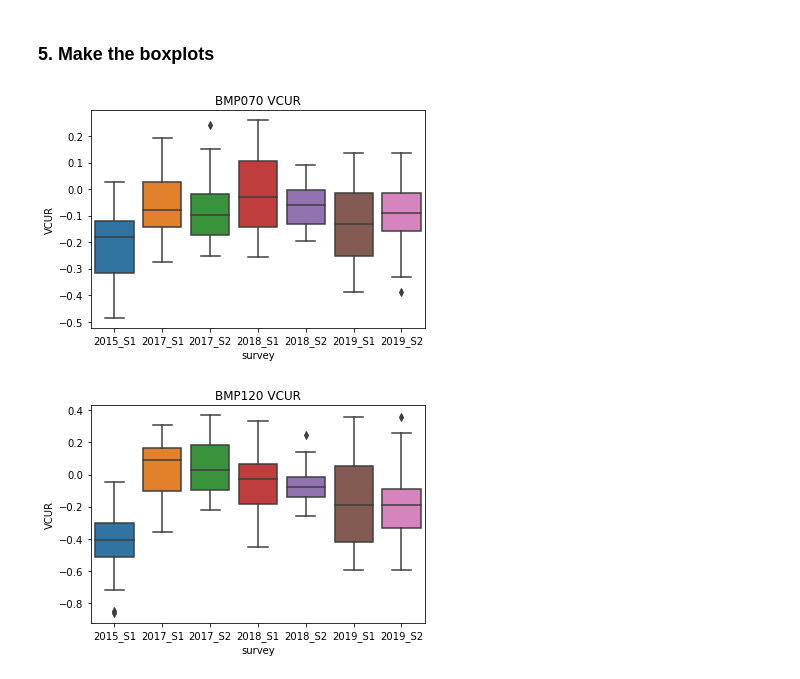
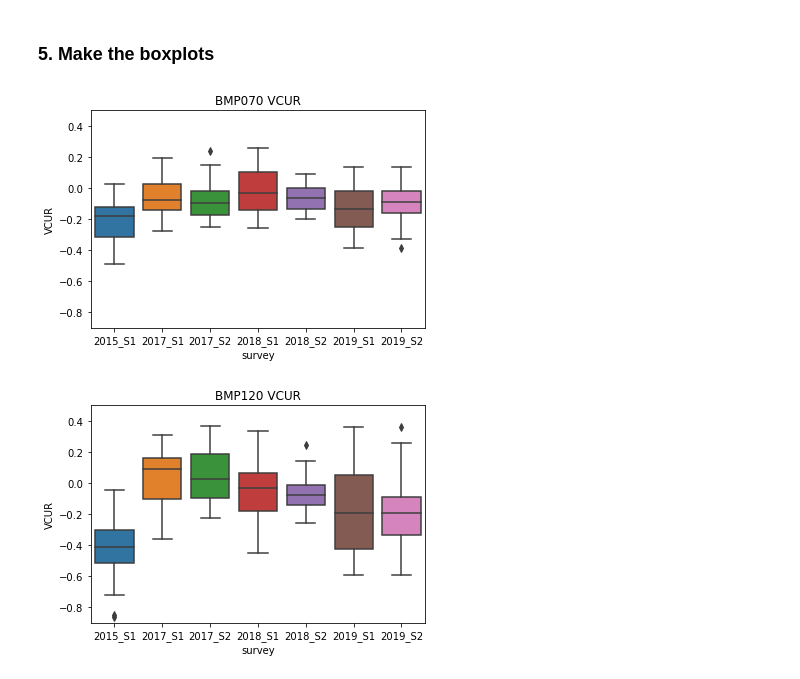
Before and after one commit to Lachlan00/BMP-Variability, a Jupyter notebook: mooring_anomalies.ipynb, the cells around one changed output. Cells and saved outputs as stored; diff of their text form; code cells hidden in the pictures.

```diff
--- a/quantify_anomalies.ipynb
+++ b/mooring_anomalies.ipynb
@@ -181,13 +181,17 @@ df120 = pd.concat(df120_catch)
 ### 5. Make the boxplots
 # %%
 # BMP070
-sns.boxplot(x=df070.survey, y=df070.VCUR).set_title('BMP070 VCUR')
+ax = sns.boxplot(x=df070.survey, y=df070.VCUR)
+ax.set_ylim([-.9, .5])
+ax.set_title('BMP070 VCUR')
 plt.savefig('./output/anomalies/BMP070_VCUR.png', facecolor='white')
 # %% [output]
-[figure, old version]
+[figure, new version]
 # %%
 # BMP120
-sns.boxplot(x=df120.survey, y=df120.VCUR).set_title('BMP120 VCUR')
+ax = sns.boxplot(x=df120.survey, y=df120.VCUR)
+ax.set_ylim([-.9, .5])
+ax.set_title('BMP120 VCUR')
 plt.savefig('./output/anomalies/BMP120_VCUR.png', facecolor='white')
 # %% [output]
-[figure, old version]
+[figure, new version]
```
Also changed, not shown: 11 other files.
